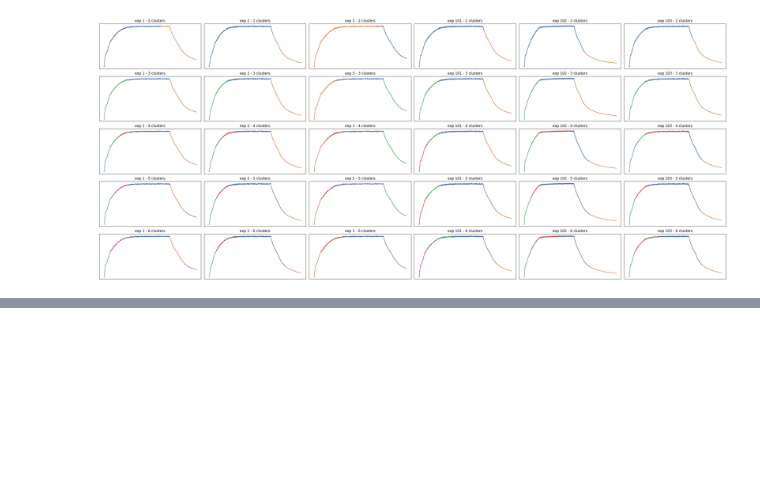
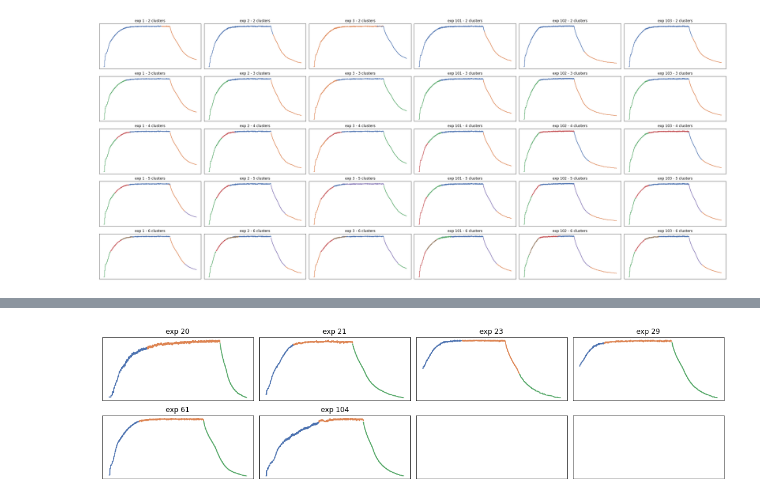
Before and after one commit to WaldemarWalo/DataScienceProjects, a Jupyter notebook: Bearing_Classification/20.FE-cluster RPM.ipynb, the cells around one changed output, grey strips where cells are left out. Saved outputs shown, nothing was run; the diff lists cells and outputs as text; code cells hidden in the pictures; blank space fills up the shorter version.

```diff
--- a/Bearing_Classification/20.FE-cluster RPM.ipynb
+++ b/Bearing_Classification/20.FE-cluster RPM.ipynb
@@ -104,0 +153,7 @@ for i_exp, exp_id in enumerate(exp_ids):
+# %%
+bad_exp_ids = [20, 21, 23, 29, 61, 104]
+# %%
+df_plt = df_plt.loc[df_plt['experiment_id'].isin(bad_exp_ids)].copy()
+plot_rpm_clusters(df_plt)
+# %% [output]
+[figure, added]
```
Also changed, not shown: parts of 17 cells of this notebook, 6 other files.
